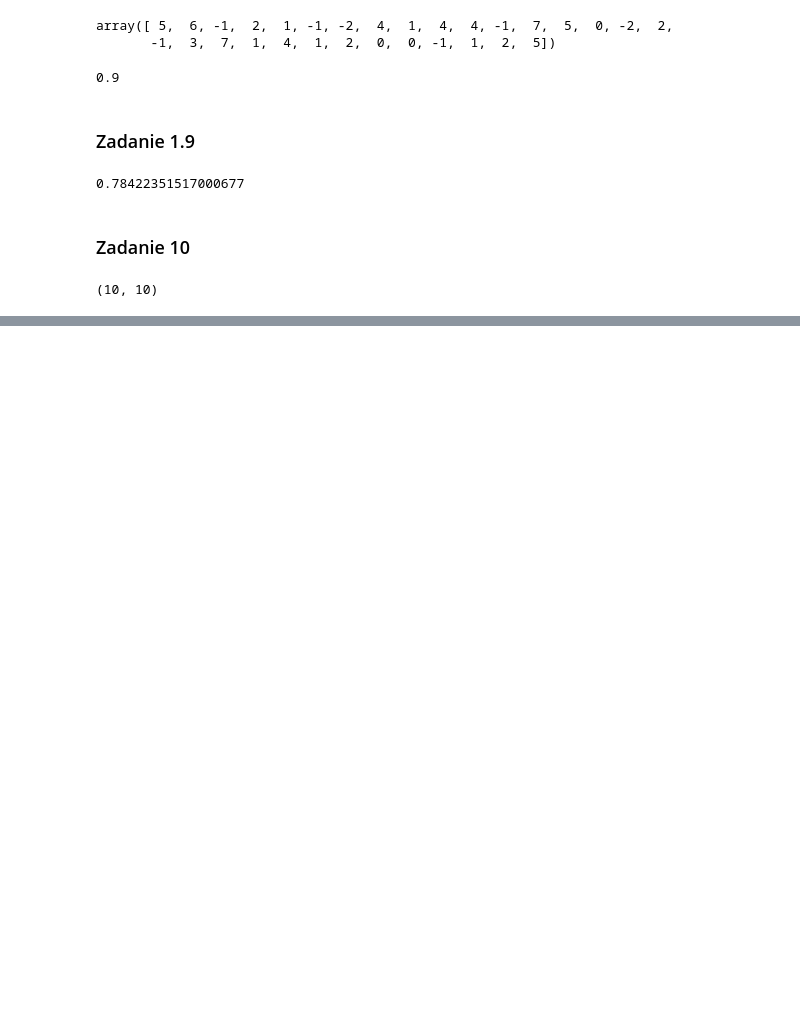
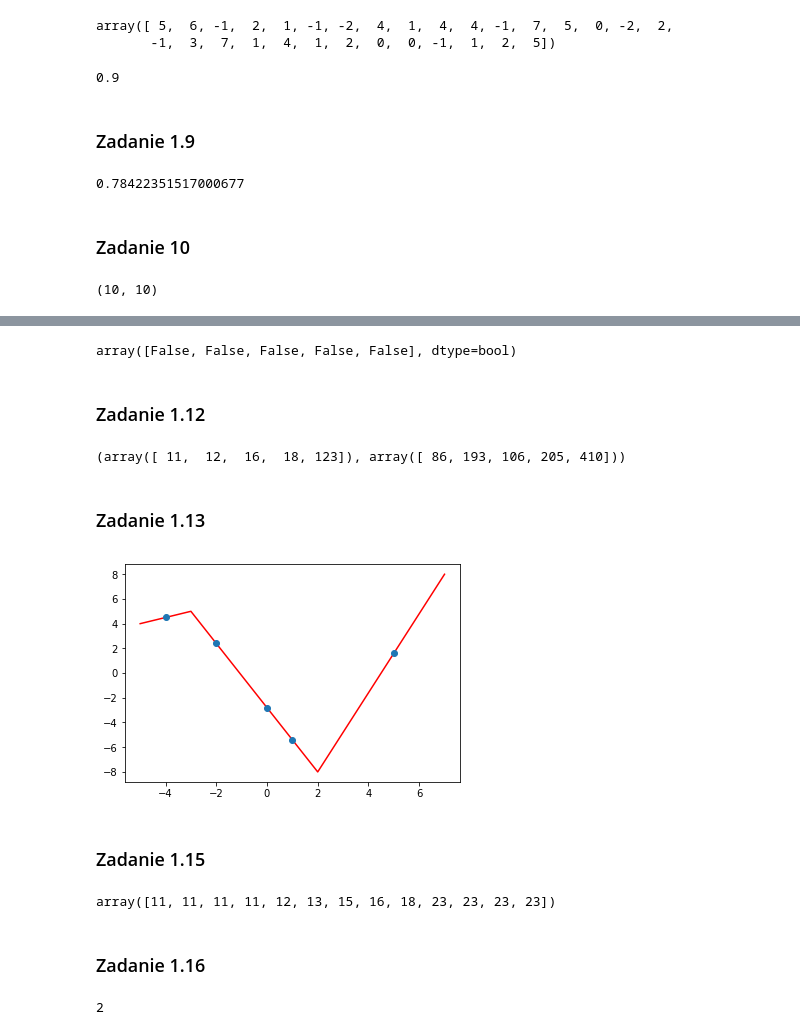
Before and after one commit to aearial94/kurs_sages_160918, a Jupyter notebook: 29.09.2018_Zadania_numpy.ipynb, the cells around one changed output, grey strips where cells are left out. Cells and saved outputs as stored; diff of their text form; code cells hidden in the pictures; blank space fills up the shorter version.

```diff
--- a/29.09.2018_Zadania_numpy.ipynb
+++ b/29.09.2018_Zadania_numpy.ipynb
@@ -287,0 +334,4 @@ lead(x,5).size , lag(x,5).size
+# %%
+cumany(waktor4)
+# %% [output]
+array([False, False, False, False, False], dtype=bool)
@@ -287,0 +348,53 @@ lead(x,5).size , lag(x,5).size
+# %% [markdown]
+### Zadanie 1.12
+# %%
+x = np.array([11,12,123,16,18])
+p = np.array([0.1,0.2,0.4,0.1,0.2])
+n=1000
+def losuj(x,p,n):
+    skumulowana=np.cumsum(p)
+    u = np.random.uniform(0, 1, n)
+    zmienna = u.reshape(n,1) < skumulowana
+    return x[zmienna.argmax(axis=1)]
+wyniki = losuj(x,p,n)
+np.unique(wyniki, return_counts=True)
+# %% [output]
+(array([ 11,  12,  16,  18, 123]), array([ 86, 193, 106, 205, 410]))
+# %% [markdown]
+### Zadanie 1.13
+# %%
+x = np.array([-5,-3,2,7])
+y = np.array([4,5,-8,8])
+z = np.array([-4,-2,0,1,5])
+
+przedzial = np.digitize(z,x)
+
+
+x_0 = x[przedzial-1]
+x_1 = x[przedzial]
+y_0 = y[przedzial-1]
+y_1 = y[przedzial]
+# z_0 = 0
+
+
+y_z = y_0 + ((y_1-y_0)/(x_1-x_0))*(z-x_0)
+plt.plot(x, y, 'r')
+plt.plot(z,y_z,'o')
+plt.show()
+# %% [output]
+[figure, added]
+# %% [markdown]
+### Zadanie 1.15
+# %%
+x = np.array([11,12,123,99,67,16,18,13,23,2,3,4,15])
+k=3
+
+posort = np.sort(x)
+posort
+posort[:k] = posort[k]
+posort[(-k):]=posort[-k-1]
+posort
+# %% [output]
+array([11, 11, 11, 11, 12, 13, 15, 16, 18, 23, 23, 23, 23])
+# %% [markdown]
+### Zadanie 1.16
@@ -287,0 +404,4 @@ lead(x,5).size , lag(x,5).size
+# %%
+np.math.factorial(n)
+# %% [output]
+2
```
Also changed, not shown: parts of 50 cells of this notebook, 1 other file.
